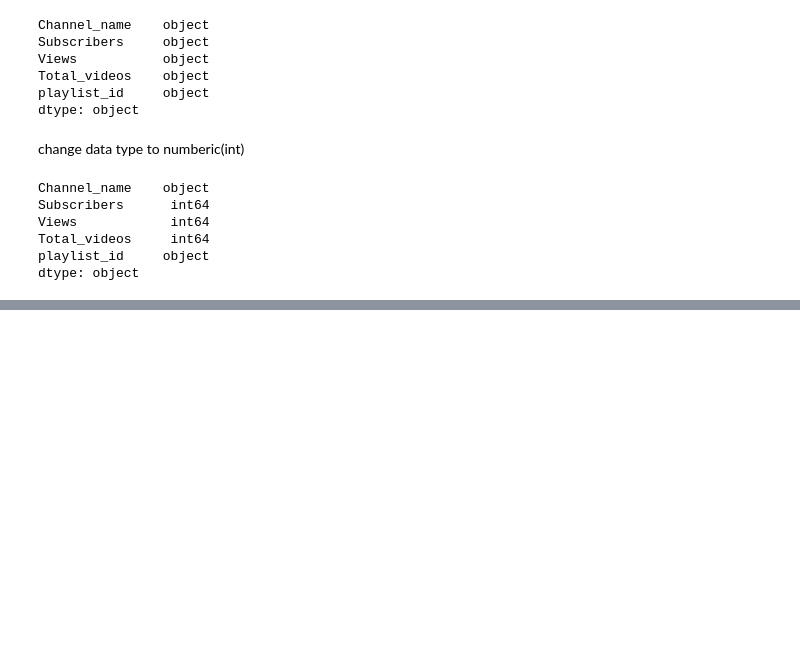
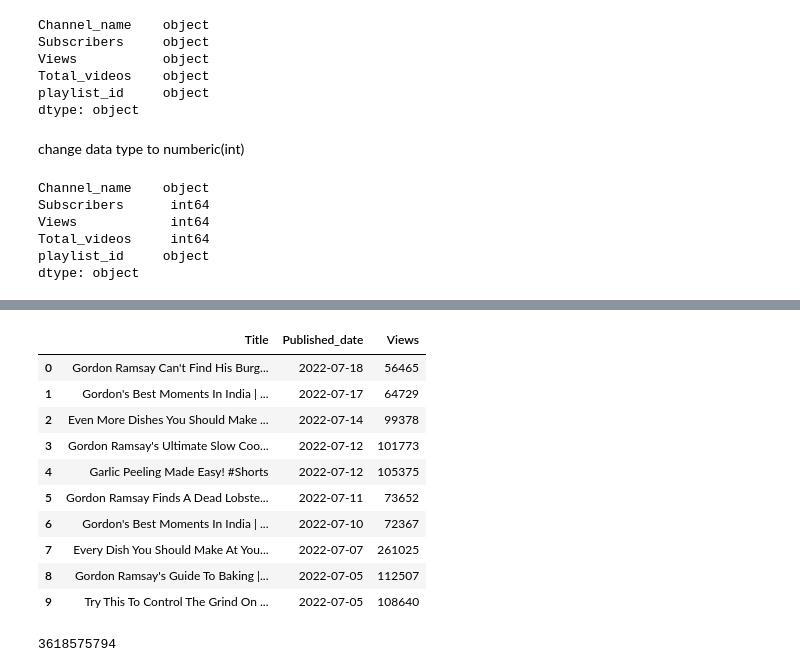
Before and after one commit to NigamaVeena/YouTube-Analytics, a Jupyter notebook: Youtube_Analytics1.ipynb, the cells around one changed output, grey strips where cells are left out. Drawn from its saved outputs; the diff is of its cells as text; code cells hidden in the pictures; blank space fills up the shorter version.

```diff
--- a/Youtube_Analytics1.ipynb
+++ b/Youtube_Analytics1.ipynb
@@ -129,0 +201,20 @@ ax = sns.barplot(x='Channel_name', y='Total_videos', data=channel_data)
+# %%
+def get_video_details(youtube, video_ids):
+    all_video_stats = []
+
+    for i in range(0, len(video_ids), 50):
+        request = youtube.videos().list(
+                    part='snippet,statistics',
+                    id=','.join(video_ids[i:i+50]))
+        response = request.execute()
+
+        for video in response['items']:
+            video_stats = dict(Title = video['snippet']['title'],
+                               Published_date = video['snippet']['publishedAt'],
+                               Views = video['statistics']['viewCount'],
+                               #Duration = video['contentDetails']['duration'],
+                               #Comments = video['statistics']['commentCount']
+                               )
+            all_video_stats.append(video_stats)
+
+    return all_video_stats
@@ -129,0 +228,19 @@ ax = sns.barplot(x='Channel_name', y='Total_videos', data=channel_data)
+# %%
+video_data.head(10)
+# %% [output]
+|  | Title | Published_date | Views |
+| 0 | Gordon Ramsay Can't Find His Burg... | 2022-07-18 | 56465 |
+| 1 | Gordon's Best Moments In India | ... | 2022-07-17 | 64729 |
+| 2 | Even More Dishes You Should Make ... | 2022-07-14 | 99378 |
+| 3 | Gordon Ramsay's Ultimate Slow Coo... | 2022-07-12 | 101773 |
+| 4 | Garlic Peeling Made Easy! #Shorts | 2022-07-12 | 105375 |
+| 5 | Gordon Ramsay Finds A Dead Lobste... | 2022-07-11 | 73652 |
+| 6 | Gordon's Best Moments In India | ... | 2022-07-10 | 72367 |
+| 7 | Every Dish You Should Make At You... | 2022-07-07 | 261025 |
+| 8 | Gordon Ramsay's Guide To Baking |... | 2022-07-05 | 112507 |
+| 9 | Try This To Control The Grind On ... | 2022-07-05 | 108640 |
+# %%
+total_views = sum(video_data['Views'])
+print(total_views)
+# %% [output]
+3618575794
```
Also changed, not shown: parts of 18 cells of this notebook.
